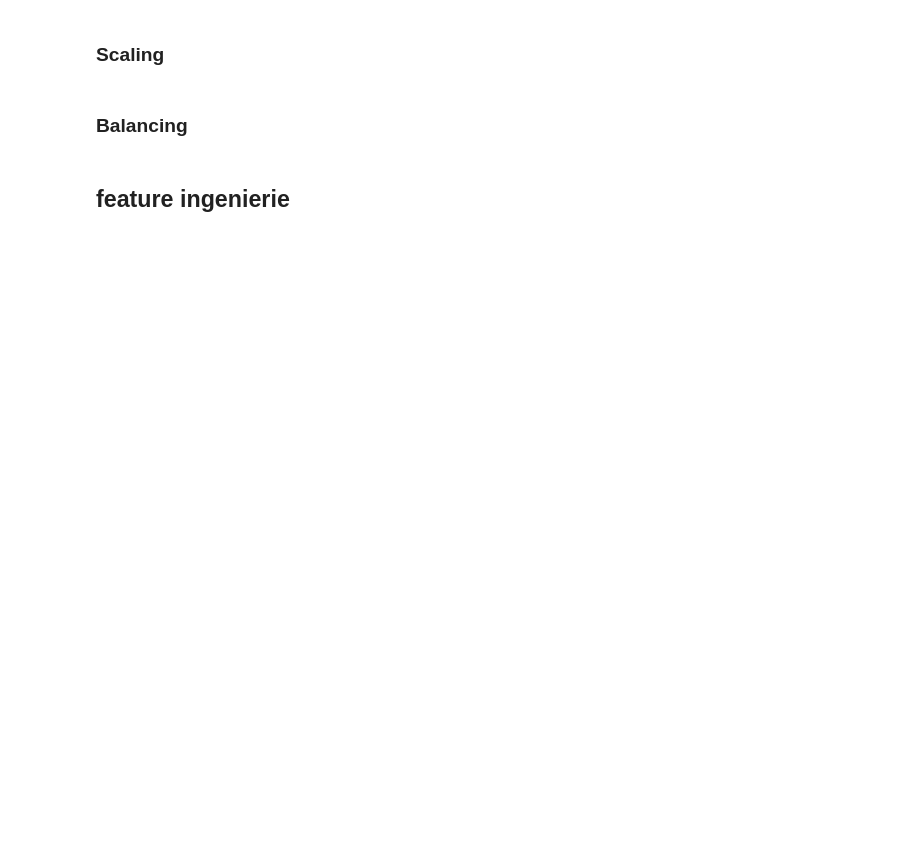
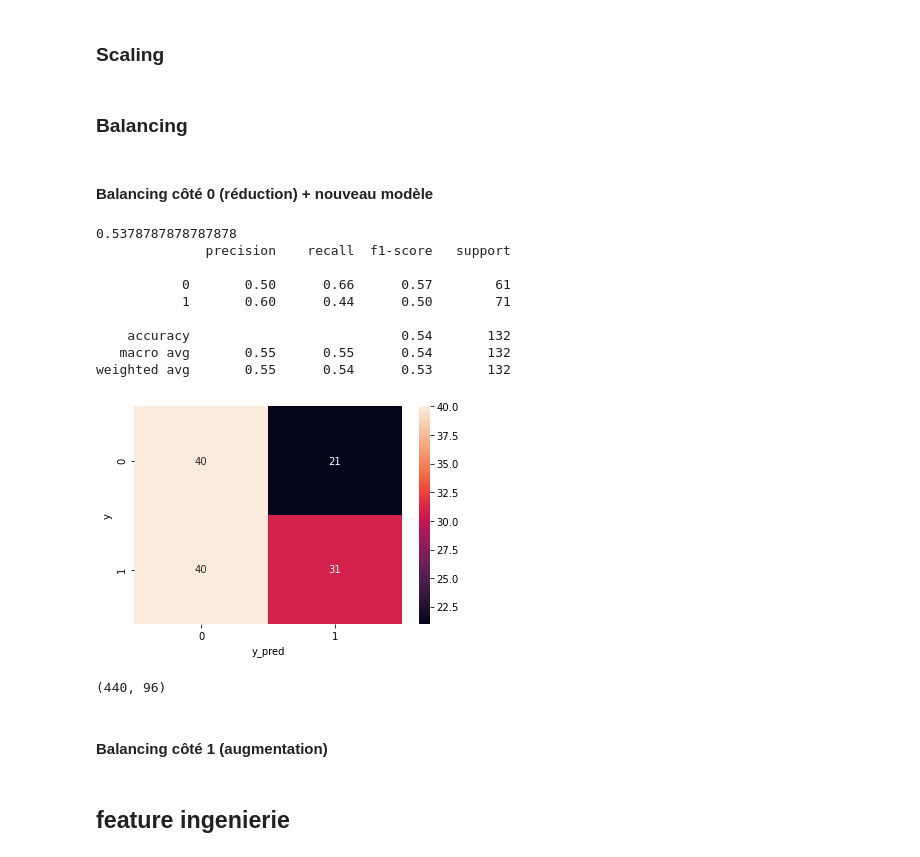
Before and after one commit to Clmntc/faillites_entreprises, a Jupyter notebook: Notebook_EDA.ipynb, the cells around one changed output. Saved outputs shown, nothing was run; the diff lists cells and outputs as text; code cells hidden in the pictures; blank space fills up the shorter version.

```diff
--- a/Notebook_EDA.ipynb
+++ b/Notebook_EDA.ipynb
@@ -392,6 +424,56 @@ See Full Dataframe in Mito
 ### Balancing
 # %%
 # Balancing (faire que le dataset soit équilibré (ex : diabète) : Oversampling / Undersampling / SMOTE (création de données))
+# %% [markdown]
+#### Balancing côté 0 (réduction) + nouveau modèle
+# %%
+df3 = df[(df['Bankrupt?'] == 0)]
+df3 = df3.sample(n=220,random_state=2)
+
+df4 = df[(df['Bankrupt?'] == 1)]
+
+df_model2 = df3.append(df4)
+
+model = LogisticRegression()
+
+X = df_model2.drop(['Bankrupt?'], axis=1)
+y = df_model2['Bankrupt?']
+
+X_train, X_test, y_train, y_test = train_test_split(X, y, test_size=.3, random_state=1)
+
+model.fit(X_train, y_train)
+
+y_pred = model.predict(X_test)
+
+print(model.score(X_test,y_test))
+print(classification_report(y_test, y_pred))
+
+
+def plot_confusion_matrix(y, y_pred):
+     cm = confusion_matrix(y, y_pred)
+     sns.heatmap(cm, annot=True, fmt=".0f")
+     plt.xlabel('y_pred')
+     plt.ylabel('y')
+     plt.show()
+
+plot_confusion_matrix(y_test, y_pred)
+# %% [output]
+0.5378787878787878
+              precision    recall  f1-score   support
+
+           0       0.50      0.66      0.57        61
+           1       0.60      0.44      0.50        71
+
+    accuracy                           0.54       132
+   macro avg       0.55      0.55      0.54       132
+weighted avg       0.55      0.54      0.53       132
+[figure, added]
+# %%
+df_model2.shape
+# %% [output]
+(440, 96)
+# %% [markdown]
+#### Balancing côté 1 (augmentation)
 # %% [markdown]
 ## feature ingenierie
 # %%
```
Also changed, not shown: parts of 12 cells of this notebook.
